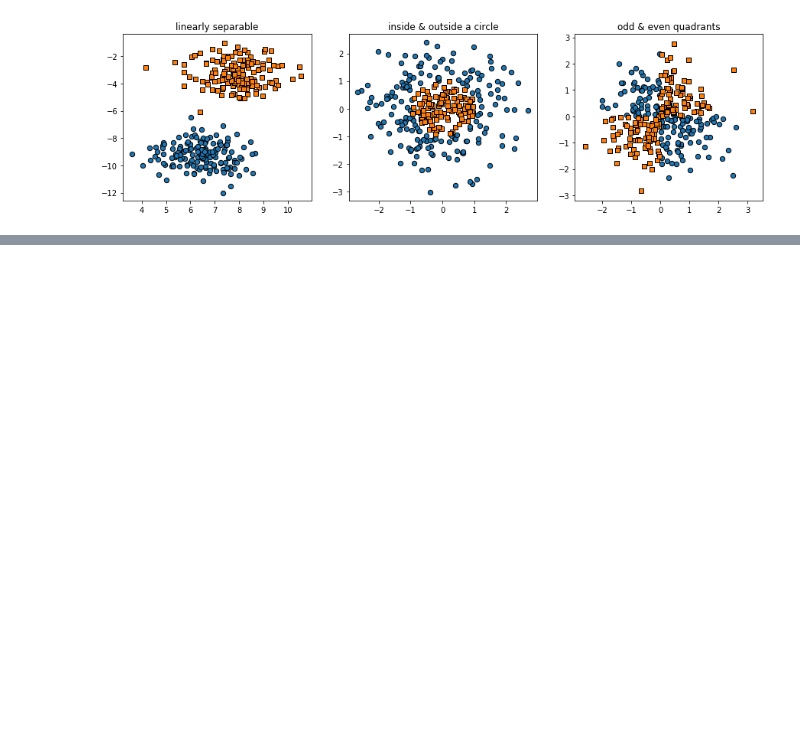
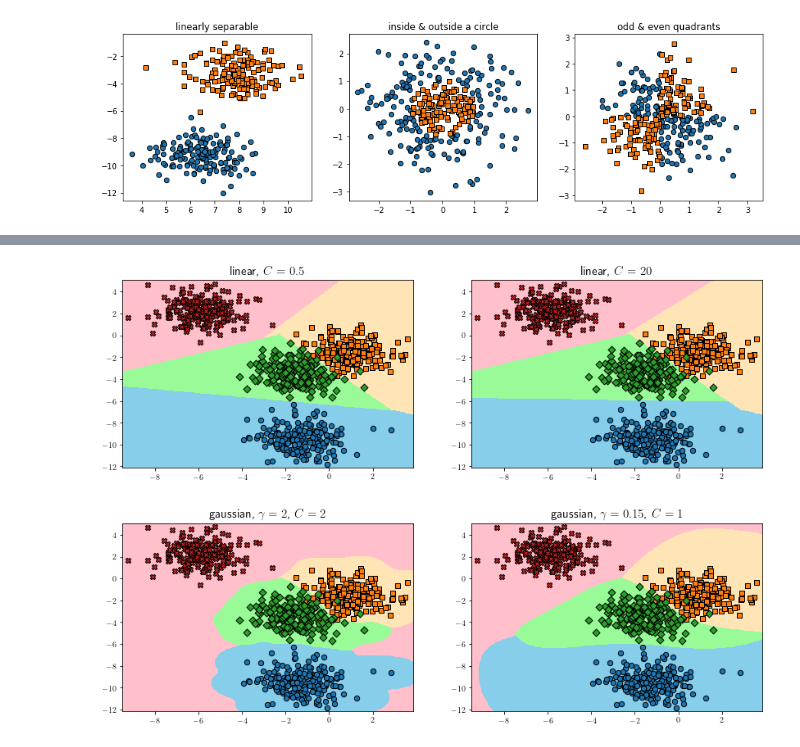
Before and after one commit to asyrwid/simple_ml, a Jupyter notebook: SVM.ipynb, the cells around one changed output, grey strips where cells are left out. Cells and saved outputs as stored; diff of their text form; code cells hidden in the pictures; blank space fills up the shorter version.

Commit message:
Support Vector Machines & Kernel trick

```diff
--- a/SVM.ipynb
+++ b/SVM.ipynb
@@ -228,0 +247,56 @@ for j in range(3):
+# %%
+from matplotlib import rc
+rc('text', usetex=True)
+
+# linear ovo
+multi_linear_ovo1 = svm.SVC(kernel='linear', C=.5, decision_function_shape ="ovo") # change ovo->ovr if u want
+multi_linear_ovo2 = svm.SVC(kernel='linear', C=20, decision_function_shape ="ovo")
+# gaussian ovo
+multi_rbf_ovo1 = svm.SVC(kernel='rbf', gamma= 2,  C=2, decision_function_shape ="ovo")
+multi_rbf_ovo2 = svm.SVC(kernel='rbf', gamma=.15, C=1, decision_function_shape ="ovo")
+
+x = X4
+y = y4
+multi_linear_ovo1.fit(x,y);
+multi_linear_ovo2.fit(x,y);
+multi_rbf_ovo1.fit(x,y);
+multi_rbf_ovo2.fit(x,y);
+
+# create grid to evaluate model
+dx = abs(max(x[:,0])-min(x[:,0]))*0.02
+dy = abs(max(x[:,1])-min(x[:,1]))*0.02
+xlim = [min(x[:,0])-dx,max(x[:,0])+dx]
+ylim = [min(x[:,1])-dy,max(x[:,1])+dy]
+
+xx,yy = np.meshgrid(np.linspace(xlim[0], xlim[1], 400), np.linspace(ylim[0], ylim[1], 400))
+xy = np.vstack([xx.ravel(), yy.ravel()]).T
+
+Zlm1 = multi_linear_ovo1.predict(xy).reshape(xx.shape)[::-1]
+Zlm2 = multi_linear_ovo2.predict(xy).reshape(xx.shape)[::-1]
+Zgm1 = multi_rbf_ovo1.predict(xy).reshape(xx.shape)[::-1]
+Zgm2 = multi_rbf_ovo2.predict(xy).reshape(xx.shape)[::-1]
+
+Zms=[Zlm1,Zlm2,Zgm1,Zgm2]
+
+# define color map consisting of 4 colours that will correspond to regions inhabited by different classes
+from matplotlib.colors import ListedColormap, LinearSegmentedColormap
+my_cmap = ListedColormap(["skyblue", "moccasin", "palegreen", "pink"])
+
+TitlesMulti=[r"linear, $C = 0.5$", "linear, $C = 20$", "gaussian, $\gamma=2$, $C=2$","gaussian, $\gamma=0.15$, $C=1$"]
+
+plt.figure(figsize = (14,10))
+
+for i in range(4):
+
+    plt.subplot(2,2,i+1)
+
+    plt.imshow(Zms[i],
+               extent=(xlim[0],xlim[1] ,ylim[0] , ylim[1]),
+               aspect=0.5, cmap=my_cmap)
+
+    for v in range(4):
+        plt.scatter(X4[y4==v,0],X4[y4==v,1],marker=ms[v], edgecolors='black',s=40);
+
+    plt.title(TitlesMulti[i],size=15)
+# %% [output]
+[figure, added]
```
Also changed, not shown: parts of 4 cells of this notebook.
